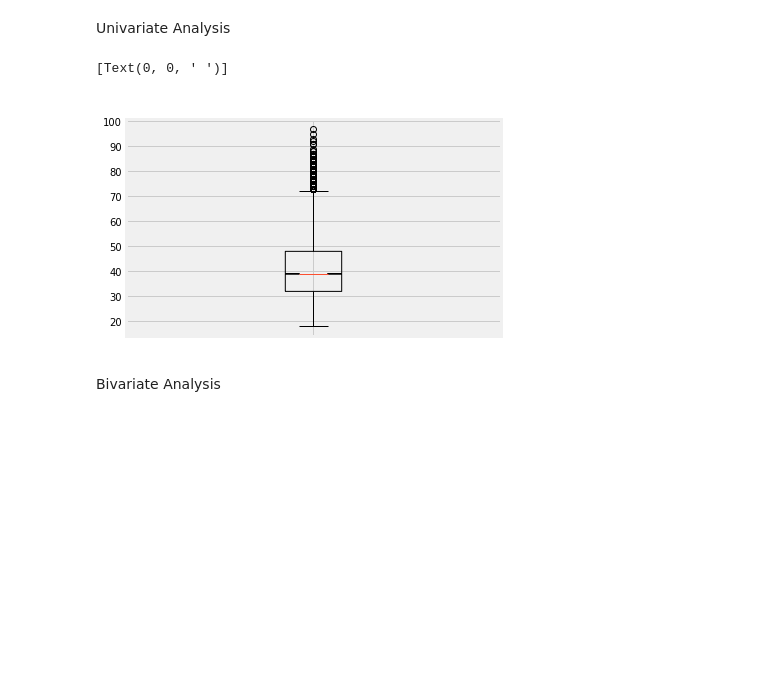
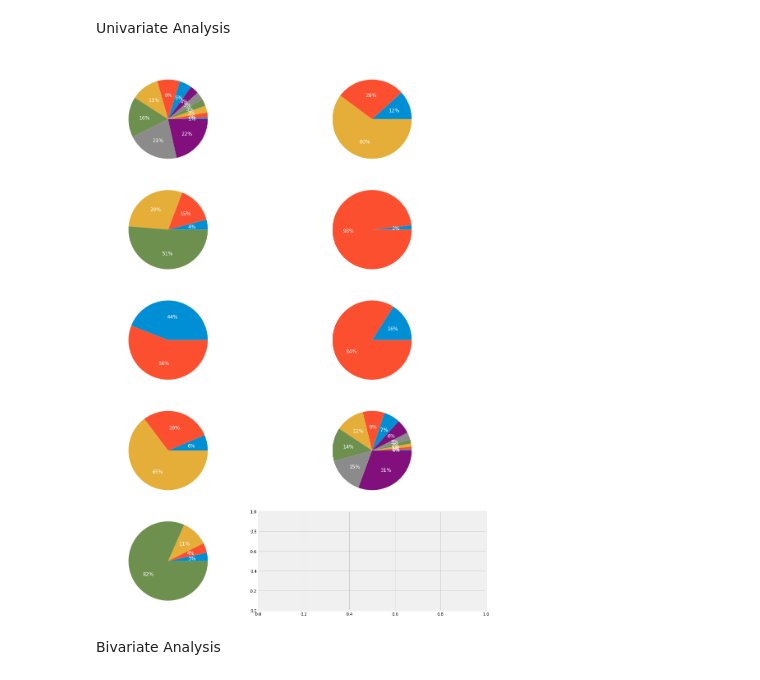
Before and after one commit to cmannnn/bank-promotional-campaigns, a Jupyter notebook: Guided_Hackathon_1.ipynb, the cells around one changed output. Drawn from its saved outputs; the diff is of its cells as text; code cells hidden in the pictures; blank space fills up the shorter version.

```diff
--- a/Guided_Hackathon_1.ipynb
+++ b/Guided_Hackathon_1.ipynb
@@ -280,12 +306,17 @@ The numeric columns in the training set are: ['customer_age', 'balance', 'day_of
 # Training Set EDA Graphs!
 # %% [markdown]
 Univariate Analysis
-# %%
-# Customer age
-fig, ax = plt.subplots(1)
-plt.boxplot('customer_age', data=train, notch=True)
-plt.title('Customer age', color='white')
-ax.set_xticklabels(' ')
-# %% [output]
-[Text(0, 0, ' ')]
-[figure, removed]
+# %%
+# categorical pies
+fig, axes = plt.subplots(5, 2, figsize=(15,19))
+axes = [ax for axes_row in axes for ax in axes_row]
+
+for i,c in enumerate(train[cat_cols]):
+  _ = train[c].value_counts()[::-1].plot(kind='pie', ax=axes[i], autopct='%.0f%%', fontsize=12, textprops={'color':'w'})
+  _ = axes[i].set_ylabel(' ')
+  _ = axes[i].set_title(label = c, color='white')
+
+plt.tight_layout()
+plt.show()
+# %% [output]
+[figure, added]
```
Also changed, not shown: parts of 8 cells of this notebook.
